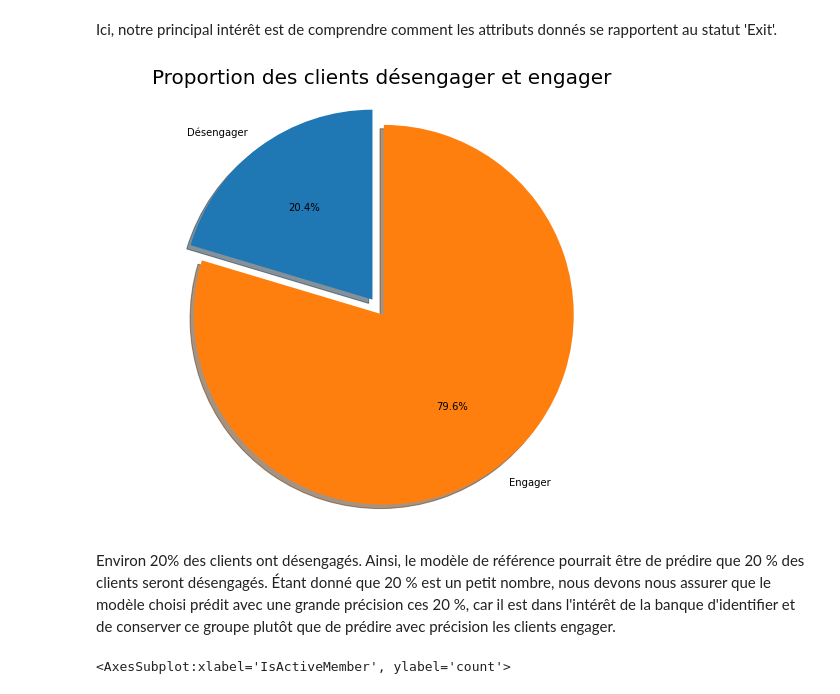
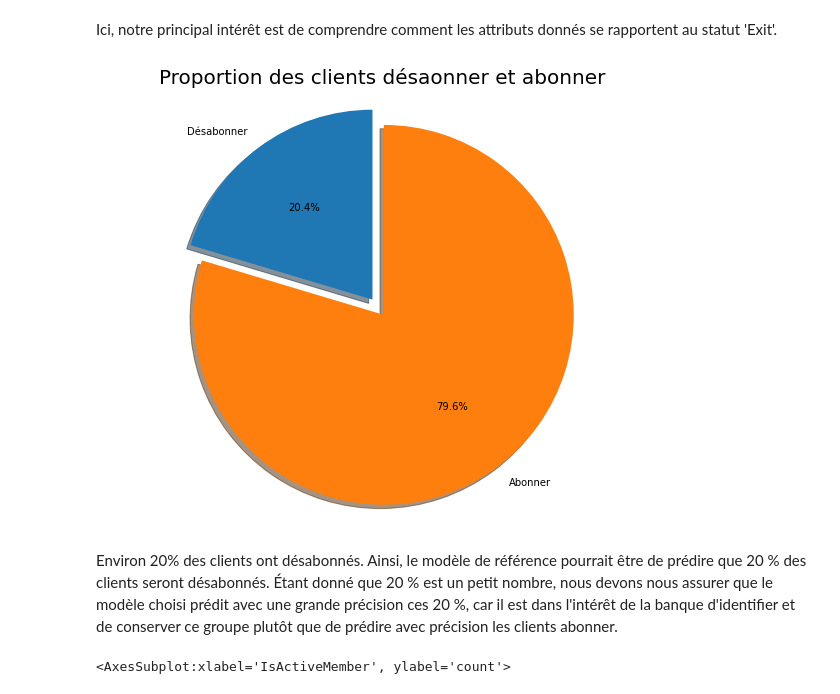
Before and after one commit to Medelkouch/Prediction_Evenements_Clients, a Jupyter notebook: Prediction_Evenements_Clients.ipynb, the cells around one changed output. Drawn from its saved outputs; the diff is of its cells as text; code cells hidden in the pictures.

```diff
--- a/Prediction_Evenements_Clients.ipynb
+++ b/Prediction_Evenements_Clients.ipynb
@@ -127,19 +127,19 @@ On a donc majoritairement des variables catégorielles et 5 variables continues
 # %% [markdown]
 Ici, notre principal intérêt est de comprendre comment les attributs donnés se rapportent au statut 'Exit'.
 # %%
-labels = 'Désengager', 'Engager'
+labels = 'Désabonner', 'Abonner'
 sizes = [df.Exited[df['Exited']==1].count(), df.Exited[df['Exited']==0].count()]
 explode = (0, 0.1)
 fig1, ax1 = plt.subplots(figsize=(10, 8))
 ax1.pie(sizes, explode=explode, labels=labels, autopct='%1.1f%%',
         shadow=True, startangle=90)
 ax1.axis('equal')
-plt.title("Proportion des clients désengager et engager", size = 20)
+plt.title("Proportion des clients désaonner et abonner", size = 20)
 plt.show()
 # %% [output]
-[figure, old version]
+[figure, new version]
 # %% [markdown]
-Environ 20% des clients ont désengagés. Ainsi, le modèle de référence pourrait être de prédire que 20 % des clients seront désengagés. Étant donné que 20 % est un petit nombre, nous devons nous assurer que le modèle choisi prédit avec une grande précision ces 20 %, car il est dans l'intérêt de la banque d'identifier et de conserver ce groupe plutôt que de prédire avec précision les clients engager.
+Environ 20% des clients ont désabonnés. Ainsi, le modèle de référence pourrait être de prédire que 20 % des clients seront désabonnés. Étant donné que 20 % est un petit nombre, nous devons nous assurer que le modèle choisi prédit avec une grande précision ces 20 %, car il est dans l'intérêt de la banque d'identifier et de conserver ce groupe plutôt que de prédire avec précision les clients abonner.
 # %%
 # Examiner d'abord la relation « Status » avec les variables catégorielles
 fig, axarr = plt.subplots(2, 2, figsize=(20, 12))
```
Also changed, not shown: parts of 20 cells of this notebook.
